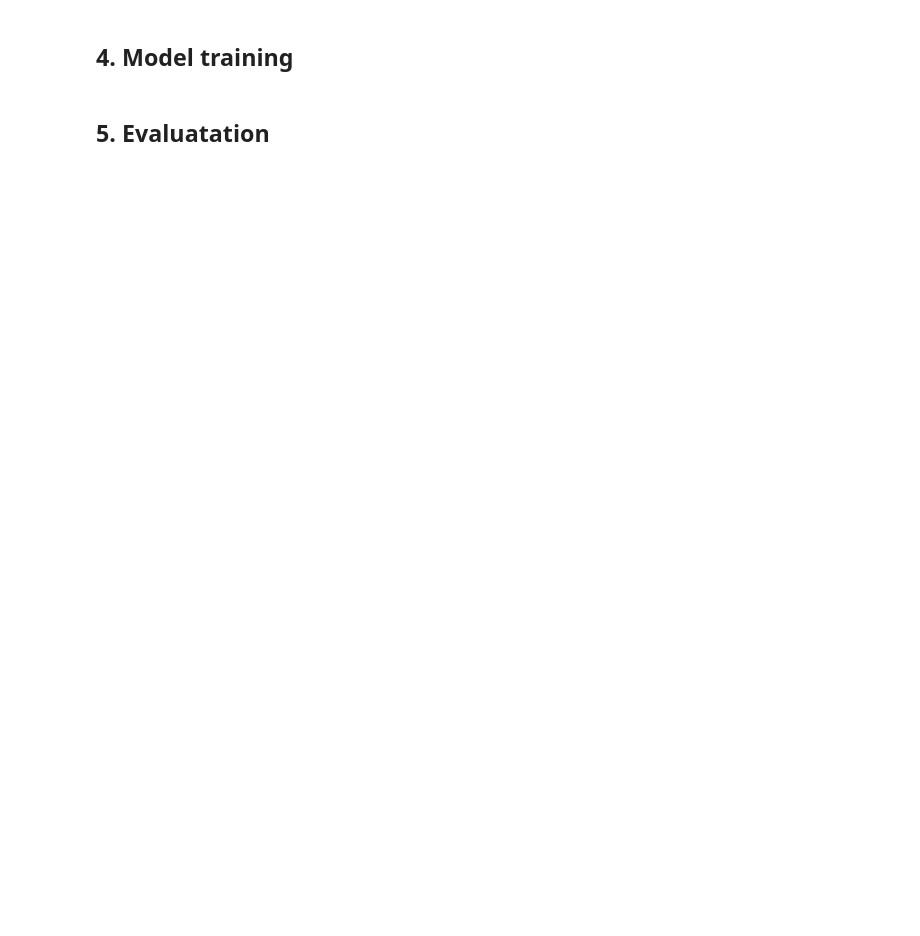
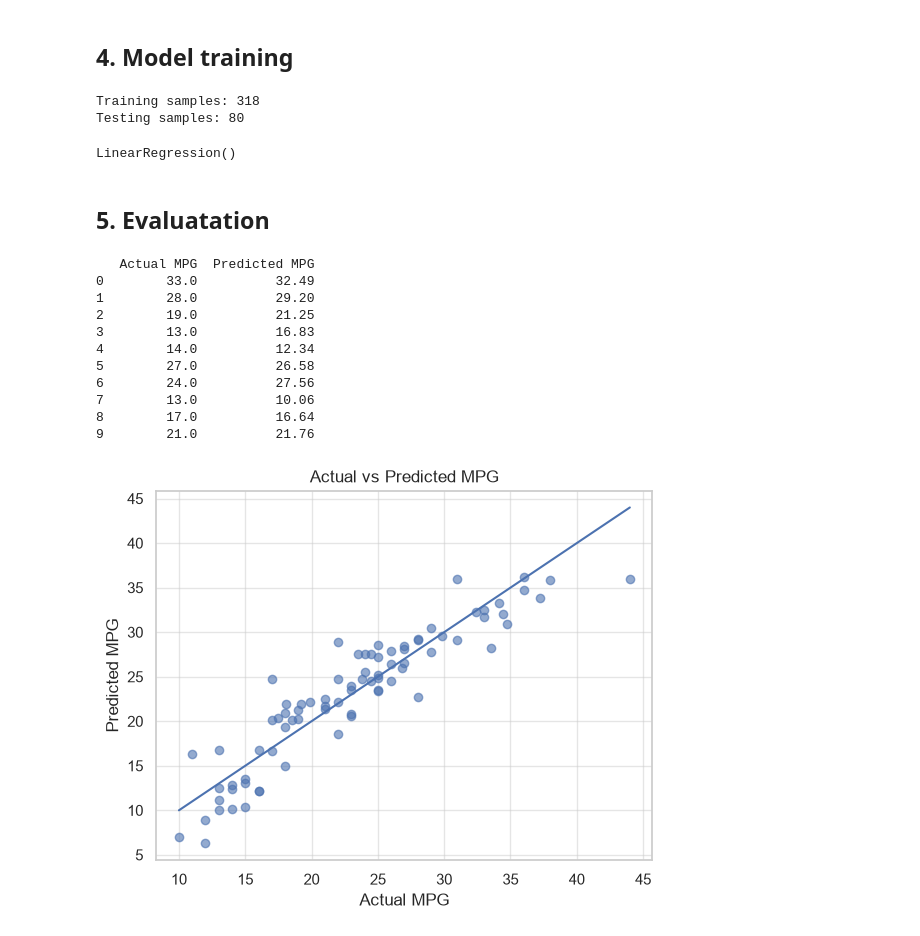
Before and after one commit to mirosssha/AIBDApython, a Jupyter notebook: NSU_ML/Labs/lab02.ipynb, the cells around one changed output. Saved outputs shown, nothing was run; the diff lists cells and outputs as text; code cells hidden in the pictures; blank space fills up the shorter version.

```diff
--- a/NSU_ML/Labs/lab02.ipynb
+++ b/NSU_ML/Labs/lab02.ipynb
@@ -333,3 +408,12 @@ plt.show()
 ## 3. Feature engineering
 # %%
 # TODO: Select features, make all features numeric and normalize values to the same range if necessary
+X = df.drop(columns="mpg")
+y = df["mpg"]
+
+X = pd.get_dummies(X, columns=["origin"], dtype=int)
+
+print("Features used for training:")
+print(X.head())
+print("Target values:")
+print(y.head())
@@ -336,12 +438,60 @@ plt.show()
 # %% [markdown]
 ## 4. Model training
 # %%
- # TODO: Split data into training and testing sets
+from sklearn.model_selection import train_test_split
+from sklearn.preprocessing import MinMaxScaler
+
+X_train, X_test, y_train, y_test = train_test_split(
+    X, y, test_size=0.2, random_state=42
+)
+
+
+scaler = MinMaxScaler()
+X_train = scaler.fit_transform(X_train)
+X_test = scaler.transform(X_test)
+
+print("Training samples:", len(X_train))
+print("Testing samples:", len(X_test))
+# %% [output]
+Training samples: 318
+Testing samples: 80
 # %%
-# TODO: Create a LinerRegression model instance from sklearn and fit the model
+from sklearn.linear_model import LinearRegression
+
+model = LinearRegression()
+model.fit(X_train, y_train)
+# %% [output]
+LinearRegression()
 # %% [markdown]
 ## 5. Evaluatation
 # %%
 #TODO: Predicting on the test set using the fitted model
+y_pred = model.predict(X_test)
+
+comparison = pd.DataFrame({
+    "Actual MPG": y_test.to_numpy(),
+    "Predicted MPG": y_pred
+})
+print(comparison.head(10).round(2))
+
+plt.scatter(y_test, y_pred, alpha=0.6)
+plt.plot([y_test.min(), y_test.max()], [y_test.min(), y_test.max()])
+plt.xlabel("Actual MPG")
+plt.ylabel("Predicted MPG")
+plt.title("Actual vs Predicted MPG")
+plt.show()
+# %% [output]
+   Actual MPG  Predicted MPG
+0        33.0          32.49
+1        28.0          29.20
+2        19.0          21.25
+3        13.0          16.83
+4        14.0          12.34
+5        27.0          26.58
+6        24.0          27.56
+7        13.0          10.06
+8        17.0          16.64
+9        21.0          21.76
+[figure, added]
 # %%
 # TODO: Calculate evaluation metrics (MAE, MSE, RMSE, R2)
```
Also changed, not shown: parts of 17 cells of this notebook, 4 other files.
